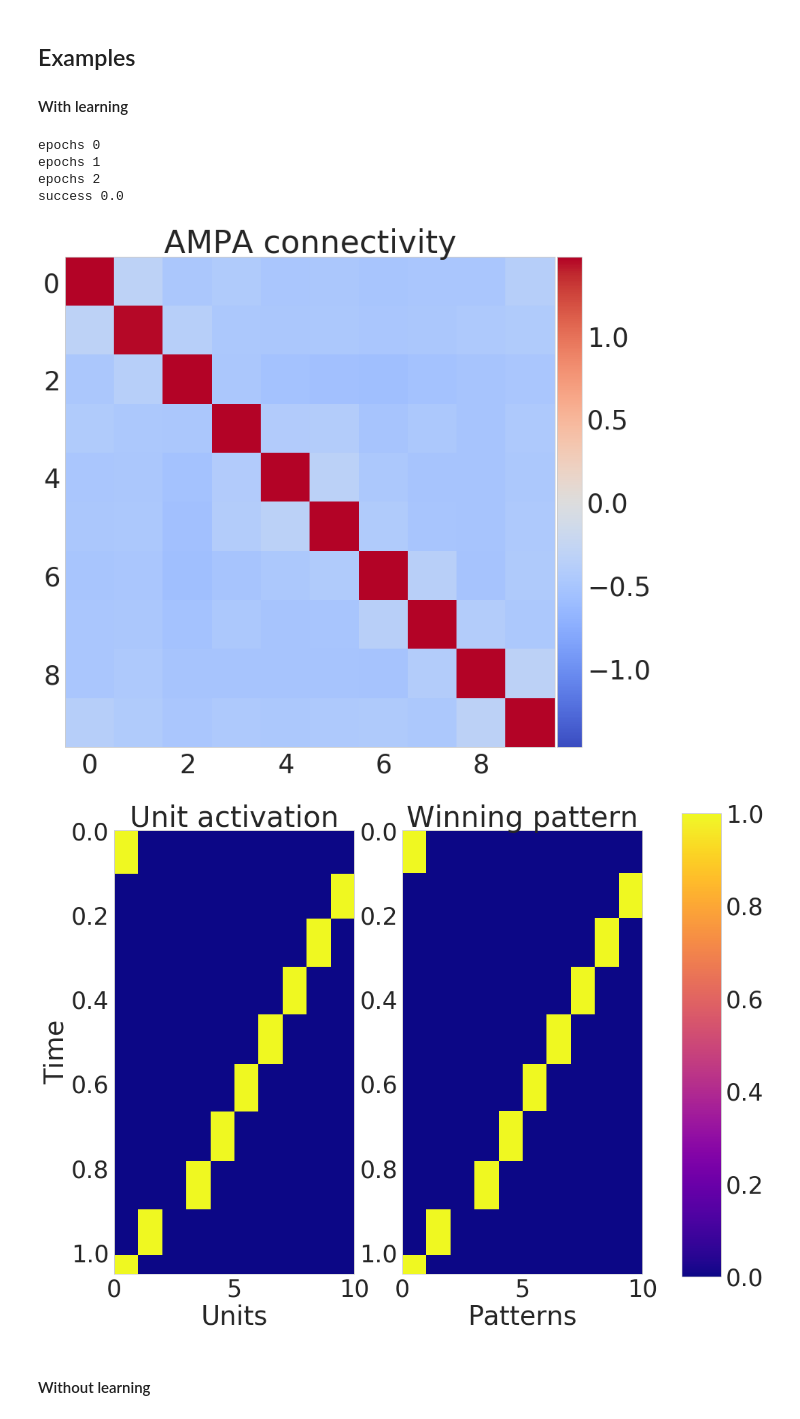
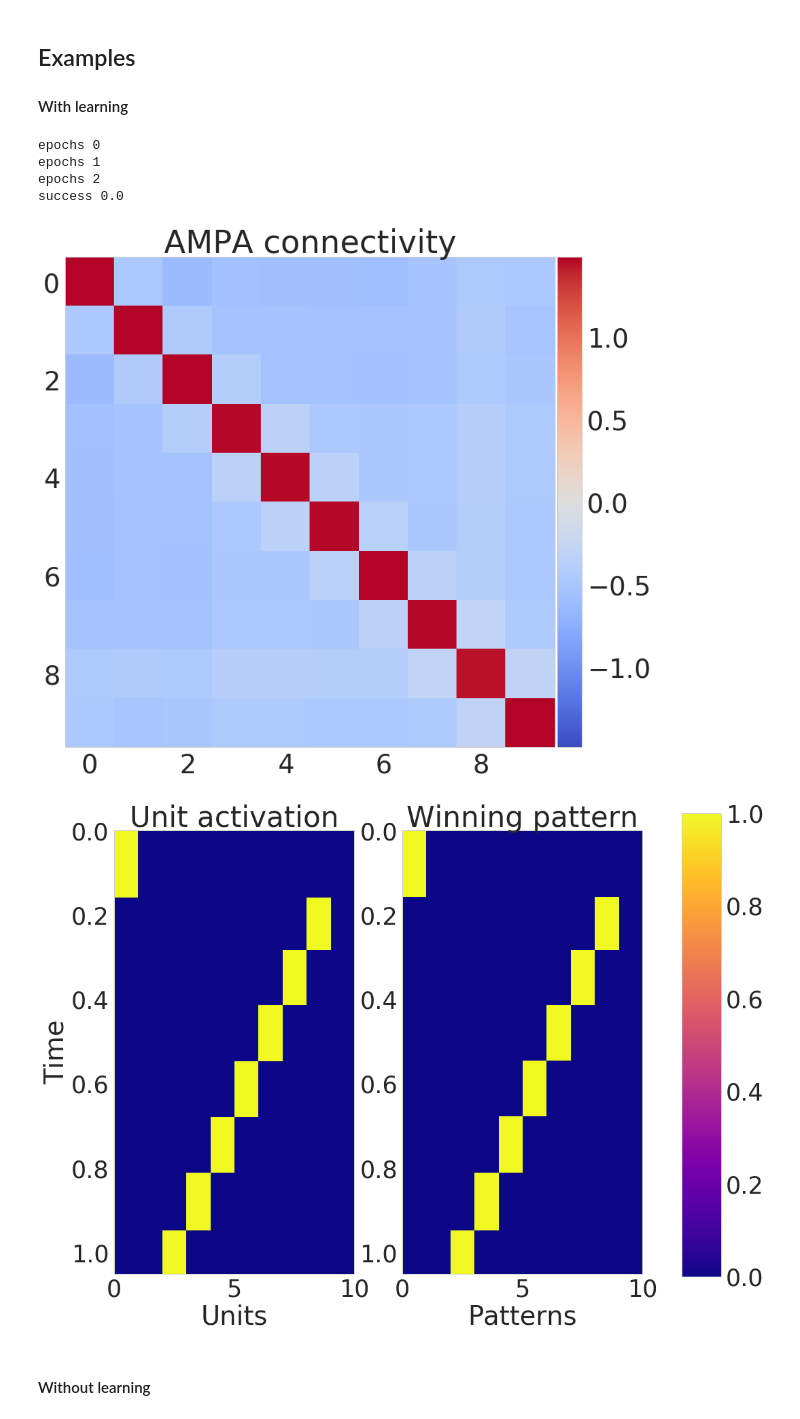
Before and after one commit to h-mayorquin/BCPNN_sequences, a Jupyter notebook: jupyter/2018-03-13(Effects of Noise).ipynb, the cells around one changed output. Saved outputs shown, nothing was run; the diff lists cells and outputs as text; code cells hidden in the pictures.

```diff
--- a/jupyter/2018-03-13(Effects of Noise).ipynb
+++ b/jupyter/2018-03-13(Effects of Noise).ipynb
@@ -46,7 +46,7 @@ def simple_bcpnn_matrix(minicolumns, w_self, w_next, w_rest):
 # Network structure
 always_learning = True
 k_perfect = True
-perfect = True
+perfect = False
 strict_maximum = True
 z_transfer = False
 
@@ -90,34 +90,34 @@ manager = NetworkManager(nn=nn, dt=dt, values_to_save=values_to_save)
 protocol = Protocol()
 patterns_indexes = [i for i in range(n_patterns)]
 training_time = np.linspace(0.100, 1.0, num=n_patterns)[::-1]
 # training_time = np.random.normal(loc=0.100, scale=0.010, size=n_patterns)
 training_time = 0.100
 protocol.simple_protocol(patterns_indexes, training_time=training_time, inter_pulse_interval=inter_pulse_interval,
                          inter_sequence_interval=inter_sequence_interval, epochs=epochs, resting_time=resting_time)
 
 # Train
 epoch_history = manager.run_network_protocol(protocol=protocol, verbose=True)
 
 plot_weight_matrix(manager.nn, ampa=True)
 
 T_recall = 1.0
 T_cue = 0.050
 nn.strict_maximum = True
 sequences = [patterns_indexes]
 I_cue = 0.0
 n = 1
 
 aux = calculate_recall_time_quantities(manager, T_recall, T_cue, n, sequences)
 total_sequence_time, mean, std, success, timings = aux
 plot_network_activity_angle(manager)
 print('success', success)
 # %% [output]
 epochs 0
 epochs 1
 epochs 2
 success 0.0
 [figure]
-[figure, old version]
+[figure, new version]
 # %% [markdown]
 #### Without learning
 # %%
```
Also changed, not shown: parts of 11 cells of this notebook, 17 other files.
